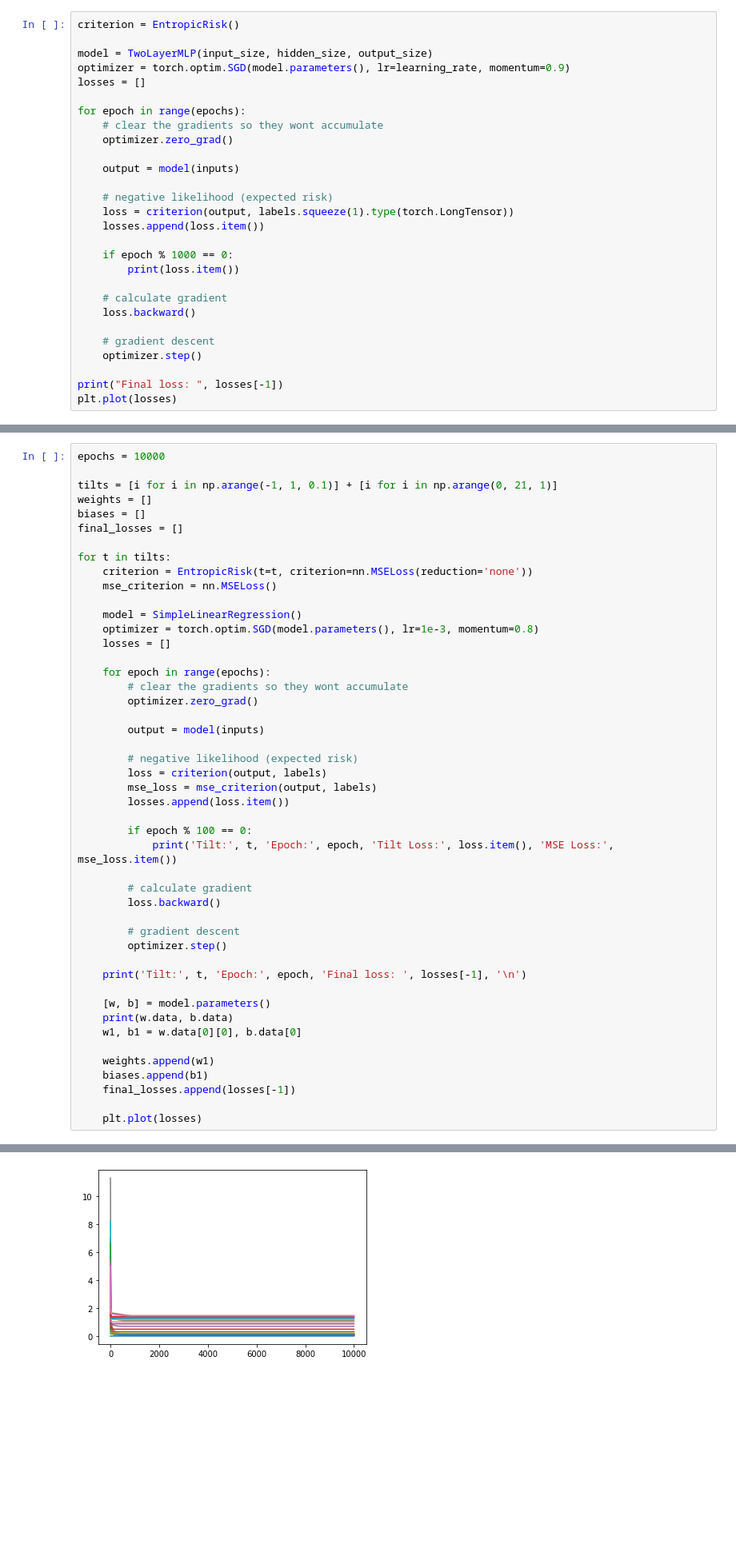
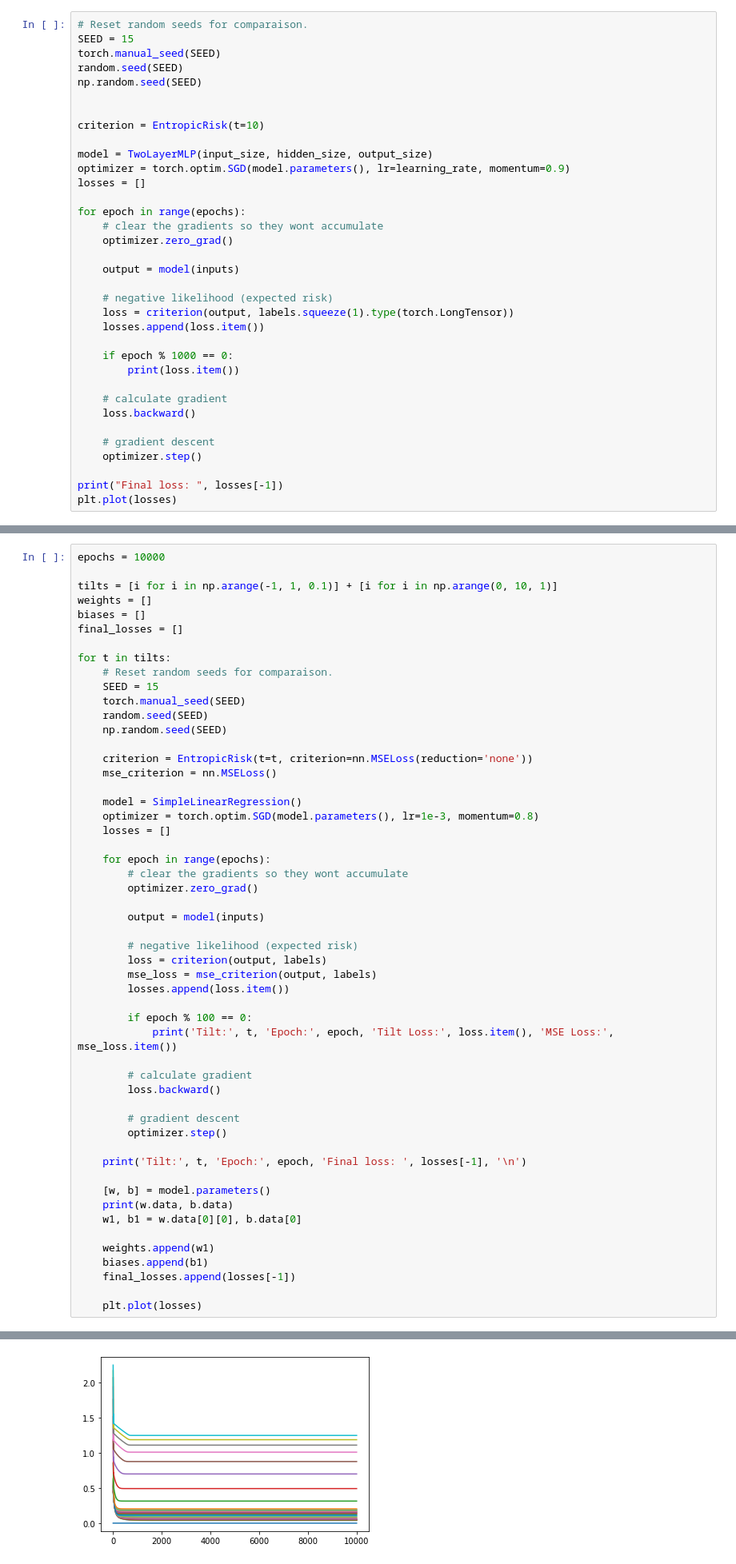
Before and after one commit to w07wong/RiskSensitiveLearning, a Jupyter notebook: Supervised Learning/jupyter_notebooks/term_example.ipynb, the cells around one changed output, grey strips where cells are left out. Shown at 80% size. Saved outputs shown, nothing was run; the diff lists cells and outputs as text; blank space fills up the shorter version.

```diff
--- a/Supervised Learning/jupyter_notebooks/term_example.ipynb
+++ b/Supervised Learning/jupyter_notebooks/term_example.ipynb
@@ -93,7 +93,14 @@ class EntropicRisk(nn.Module):
 #             return (1 / self.t) * torch.log(torch.sum(tilt))
 #         return (1 / self.t) * torch.log(tilt)
 # %%
-criterion = EntropicRisk()
+# Reset random seeds for comparaison.
+SEED = 15
+torch.manual_seed(SEED)
+random.seed(SEED)
+np.random.seed(SEED)
+
+
+criterion = EntropicRisk(t=10)
 
 model = TwoLayerMLP(input_size, hidden_size, output_size)
 optimizer = torch.optim.SGD(model.parameters(), lr=learning_rate, momentum=0.9)
@@ -288,12 +302,18 @@ class SimpleLinearRegression(torch.nn.Module):
 # %%
 epochs = 10000
 
-tilts = [i for i in np.arange(-1, 1, 0.1)] + [i for i in np.arange(0, 21, 1)]
+tilts = [i for i in np.arange(-1, 1, 0.1)] + [i for i in np.arange(0, 10, 1)]
 weights = []
 biases = []
 final_losses = []
 
 for t in tilts:
+    # Reset random seeds for comparaison.
+    SEED = 15
+    torch.manual_seed(SEED)
+    random.seed(SEED)
+    np.random.seed(SEED)
+
     criterion = EntropicRisk(t=t, criterion=nn.MSELoss(reduction='none'))
     mse_criterion = nn.MSELoss()
 
@@ -353,4 +373,4 @@ tensor([[nan]]) tensor([nan])
-[figure, old version]
+[figure, new version]
 # %%
 plt.figure(figsize=(20, 20))
 plt.scatter(X, y, s=15, label='the major cluster of data')
```
Also changed, not shown: parts of 24 cells of this notebook, 3 other files.
